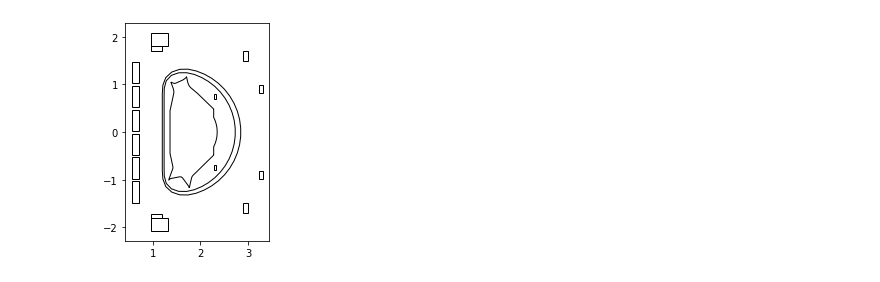
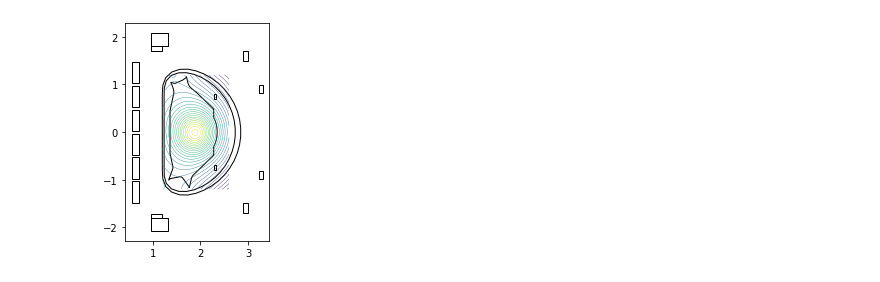
Before and after one commit to simpla-fusion/spdm, a Jupyter notebook: examples/demo_wall.ipynb, the cells around one changed output. Saved outputs shown, nothing was run; the diff lists cells and outputs as text; code cells hidden in the pictures.

```diff
--- a/examples/demo_wall.ipynb
+++ b/examples/demo_wall.ipynb
@@ -9,8 +9,11 @@ import matplotlib.pyplot as plt
 import numpy as np
 from spdm.data.plugins.PluginXML import open_xml
 # %%
-db = connect("imas+hdf5:///home/salmon/workspace/output/east_",
-                         mapping_files=["/home/salmon/workspace/SpDev/SpDB/mapping/EAST/imas/3/static"])
-
-entry = db.insert(shot=55555).entry
+db = connect("imas://",
+                 backend="mdsplus:///home/salmon/public_data/efit_east",  # "mdsplus://202.127.22.24/east_fit",
+                 mapping_files=[
+                     "/home/salmon/workspace/SpDev/SpDB/mapping/EAST/imas/3/static",
+                     "/home/salmon/workspace/SpDev/SpDB/mapping/EAST/imas/3/dynamic"
+                 ])
+entry = db.open(shot=55555).entry
 # %% [output]
@@ -27,28 +30,33 @@ entry = db.insert(shot=55555).entry
 # %%
 # doc = open_xml(["/home/salmon/workspace/SpDev/SpDB/mapping/EAST/imas/3/static"])
 # entry = doc.entry
 
 fg=plt.figure()
 
 
-for coil in entry.pf_active.coil :
+for coil in entry.pf_active.coil:
     rect=coil.element[0].geometry.rectangle.__value__()
     plt.gca().add_patch(plt.Rectangle((rect.r-rect.width/2.0,rect.z-rect.height/2.0),rect.width,rect.height,fill=False))
 
 plt.gca().add_patch(plt.Polygon(np.array([entry.wall.description_2d.vessel.annular.outline_outer.r.__value__(),
                                           entry.wall.description_2d.vessel.annular.outline_outer.z.__value__()]).transpose([1,0]),
                                 fill=False,closed=True))
 
 plt.gca().add_patch(plt.Polygon(np.array([entry.wall.description_2d.vessel.annular.outline_inner.r.__value__(),
                                           entry.wall.description_2d.vessel.annular.outline_inner.z.__value__()]).transpose([1,0]),
                                 fill=False,closed=True))
 
 plt.gca().add_patch(plt.Polygon(np.array([entry.wall.description_2d[0].limiter.unit[0].outline.r.__value__(),
                                           entry.wall.description_2d[0].limiter.unit[0].outline.z.__value__()]).transpose([1,0]),
                                 fill=False,closed=True))
 
-
+plt.contour(
+    entry.equilibrium.time_slice[1].profiles_2d.grid.dim1.__value__(),
+    entry.equilibrium.time_slice[1].profiles_2d.grid.dim2.__value__(),
+    entry.equilibrium.time_slice[1].profiles_2d.psi.__value__(),
+    levels =30,linewidths=0.4
+    )
 plt.axis('scaled')
 plt.show()
 # %% [output]
-[figure, old version]
+[figure, new version]
```
Also changed, not shown: parts of 2 cells of this notebook, 5 other files.
